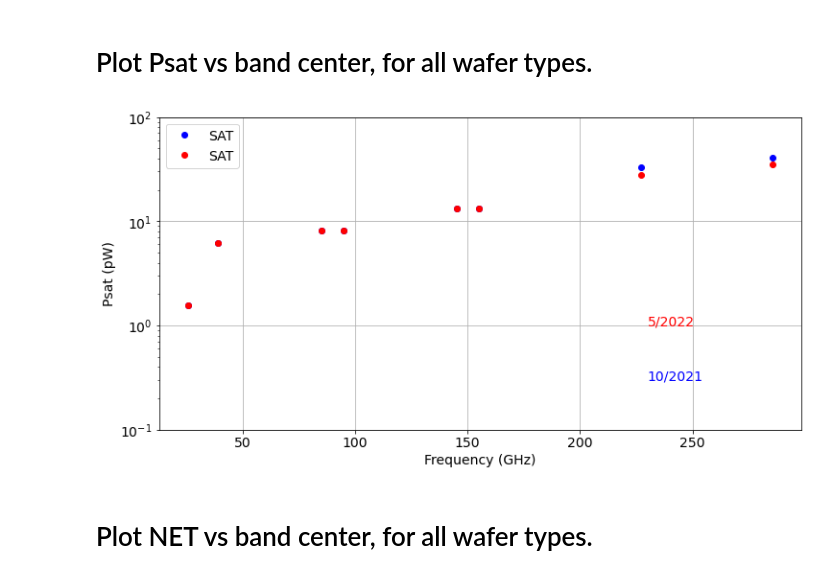
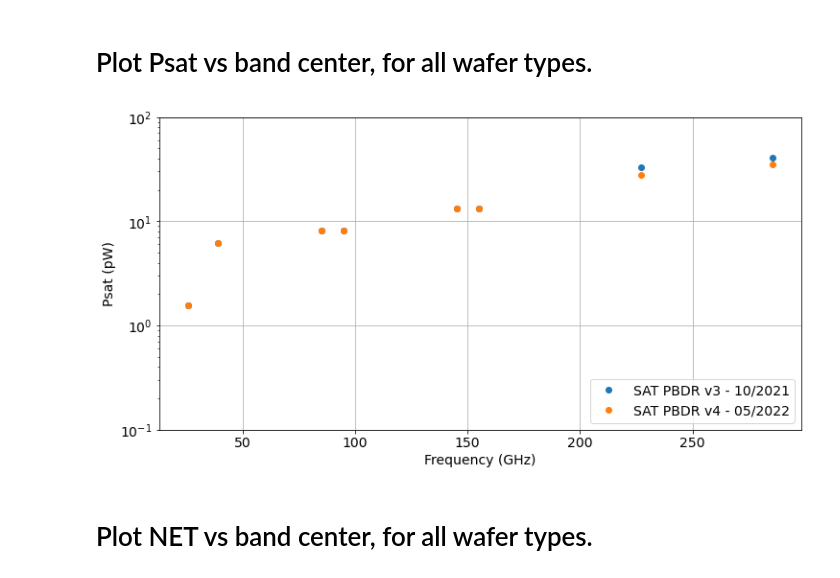
Before and after one commit to CMB-S4/bolo_calc_runs, a Jupyter notebook: bolo-calc/Comparisons.ipynb, the cells around one changed output. Drawn from its saved outputs; the diff is of its cells as text; code cells hidden in the pictures.

Commit message:
Fix up Comparisons notebook for multiple models
Fix up Comparisons notebook to output a summary of the differences between model inputs, and to carry out comparisons of multiple models.

```diff
--- a/bolo-calc/Comparisons.ipynb
+++ b/bolo-calc/Comparisons.ipynb
@@ -34,0 +54,26 @@ def plotxy(model, xname,yname,ptypes, semilogy=False):
+# %%
+yaml_sets = {}
+model_keys = list(models.keys()) # Get a list of models in known order - shouldn't be necessary in Python>=3.7
+
+for m in model_keys:
+    model = toml.load(f"{m}/outputs/BaseModel.toml")
+    models[m]["outputs"] = model
+    models[m]["inputs"] = []
+
+    for key in model.keys():
+        if 'yaml' in key.lower():
+            tel = key.split('_')[0]
+            cam = key.split('_')[1]
+            # assumes that only the last part of the yaml name is a date/contains the variation details
+            yaml_root = "_".join(key.split('_')[:-1])
+
+            if yaml_root in yaml_sets.keys():
+                yaml_sets[yaml_root].append(os.path.join(m, key))
+            else:
+                yaml_sets[yaml_root] = [os.path.join(m, key)]
+
+            for key2 in model[key]:
+                # key2 is the channel name
+                if key2 != 'defaults':
+                    chan = key2
+                    print(key, tel, cam, chan)
@@ -35,24 +139,17 @@ def plotxy(model, xname,yname,ptypes, semilogy=False):
 # %% [markdown]
 # Plot Psat vs band center, for all wafer types.
-# %%
-model1 = toml.load('pbdr_v3/outputs/BaseModel.toml')
-ptypes =  {'SAT':'.b'}
-outs1 = plotxy(model1,'bandcenter','psat', ptypes, semilogy=True)
-date1 = '10/2021'
-
-model2 = toml.load('pbdr_v4/outputs/BaseModel.toml')
-ptypes =  {'SAT':'.r'}
-outs2 = plotxy(model2,'bandcenter','psat', ptypes, semilogy=True)
-date2 = '5/2022'
-
-plt.text(230,0.3,date1,color='blue')
-plt.text(230,1.0,date2,color='red')
-plt.xlabel('Frequency (GHz)')
-plt.ylabel('Psat (pW)')
-plt.legend()
-plt.ylim(0.1,100)
-plt.grid()
-# %% [output]
-[figure, removed]
+# %%
+for key in models.keys():
+    label = f"{models[key]['label']} - {models[key]['date']}"
+    ptype =  {'SAT' : [f'SAT {label}', "."]}
+    outs = plotxy(models[key]["outputs"], 'bandcenter', 'psat', ptype, semilogy=True)
+
+plt.xlabel('Frequency (GHz)')
+plt.ylabel('Psat (pW)')
+plt.legend(loc="lower right")
+plt.ylim(0.1,100)
+plt.grid()
+# %% [output]
+[figure, added]
 # %% [markdown]
 # Plot NET vs band center, for all wafer types.
```
Also changed, not shown: parts of 13 cells of this notebook, 1 other file.
